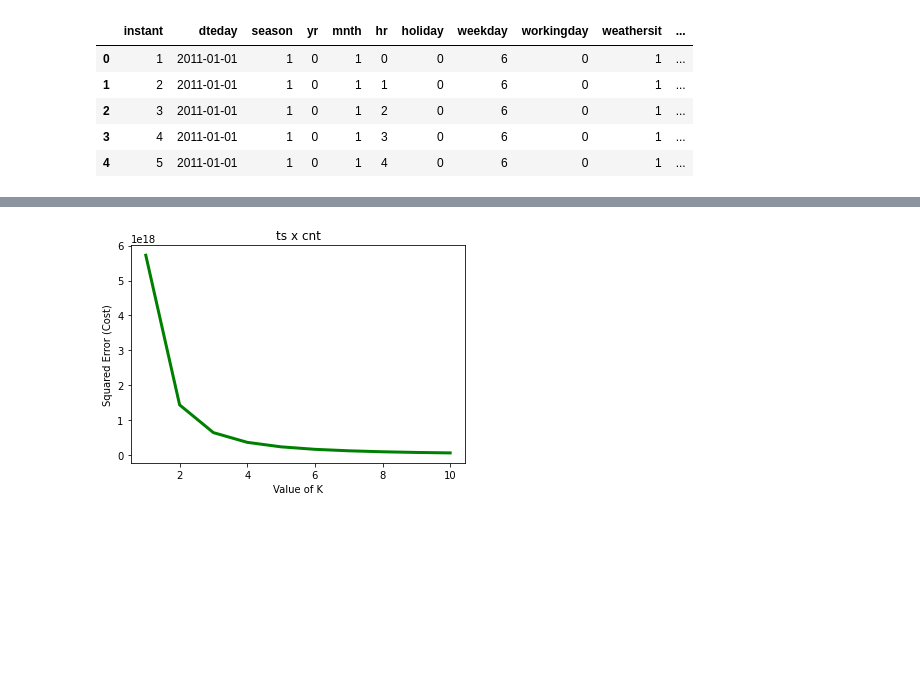
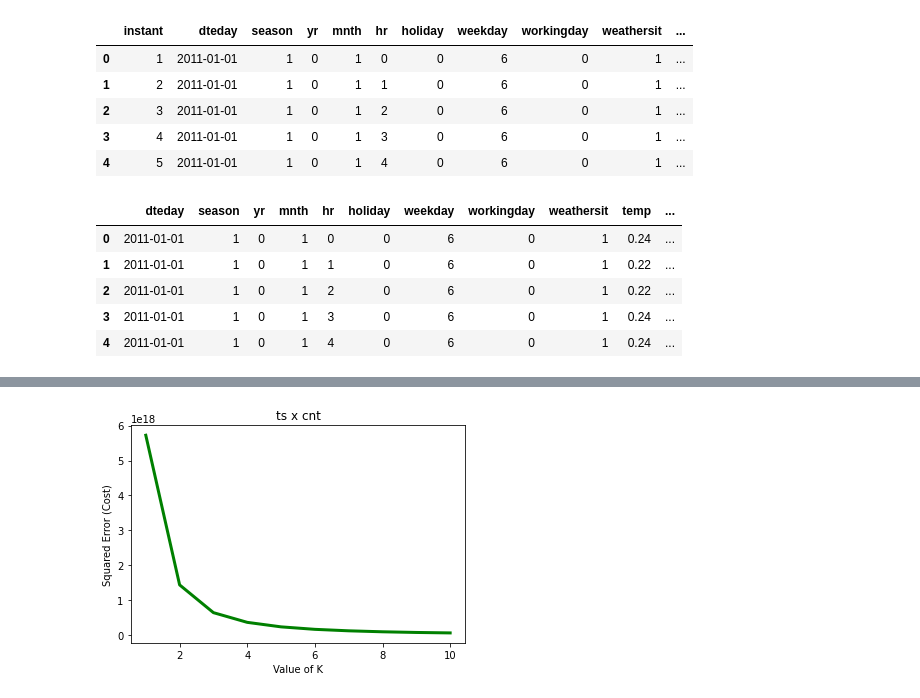
Before and after one commit to lucastsc/bike, a Jupyter notebook: bike.ipynb, the cells around one changed output, grey strips where cells are left out. Saved outputs shown, nothing was run; the diff lists cells and outputs as text; code cells hidden in the pictures; blank space fills up the shorter version.

```diff
--- a/bike.ipynb
+++ b/bike.ipynb
@@ -14,6 +28,17 @@ df.head()
 | 2 | 3 | 2011-01-01 | 1 | 0 | 1 | 2 | 0 | 6 | 0 | 1 | ... |
 | 3 | 4 | 2011-01-01 | 1 | 0 | 1 | 3 | 0 | 6 | 0 | 1 | ... |
 | 4 | 5 | 2011-01-01 | 1 | 0 | 1 | 4 | 0 | 6 | 0 | 1 | ... |
+# %%
+#remove unnecessary columns
+df.drop(['instant'], axis = 1, inplace = True)
+df.head()
+# %% [output]
+|  | dteday | season | yr | mnth | hr | holiday | weekday | workingday | weathersit | temp | ... |
+| 0 | 2011-01-01 | 1 | 0 | 1 | 0 | 0 | 6 | 0 | 1 | 0.24 | ... |
+| 1 | 2011-01-01 | 1 | 0 | 1 | 1 | 0 | 6 | 0 | 1 | 0.22 | ... |
+| 2 | 2011-01-01 | 1 | 0 | 1 | 2 | 0 | 6 | 0 | 1 | 0.22 | ... |
+| 3 | 2011-01-01 | 1 | 0 | 1 | 3 | 0 | 6 | 0 | 1 | 0.24 | ... |
+| 4 | 2011-01-01 | 1 | 0 | 1 | 4 | 0 | 6 | 0 | 1 | 0.24 | ... |
 # %%
 df.describe()
 # %% [output]
```
Also changed, not shown: parts of 9 cells of this notebook.
